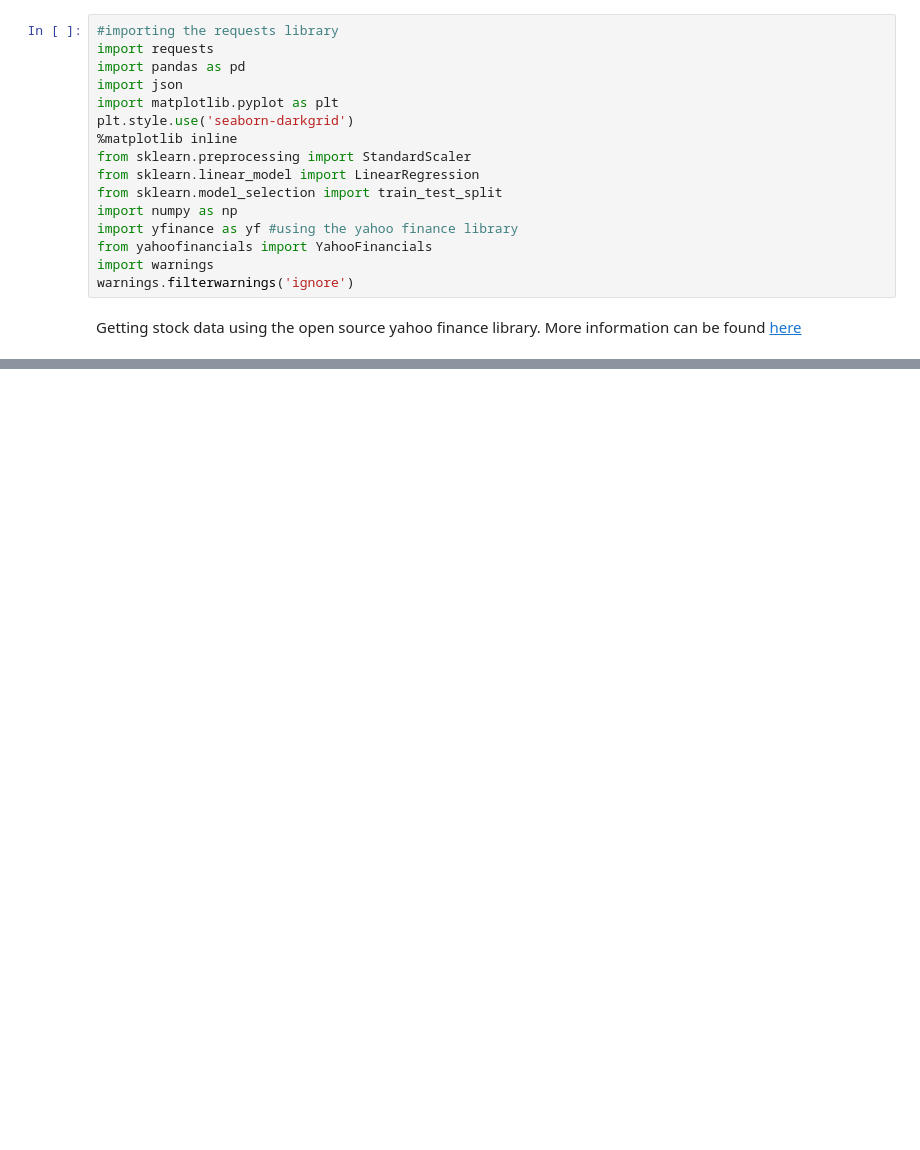
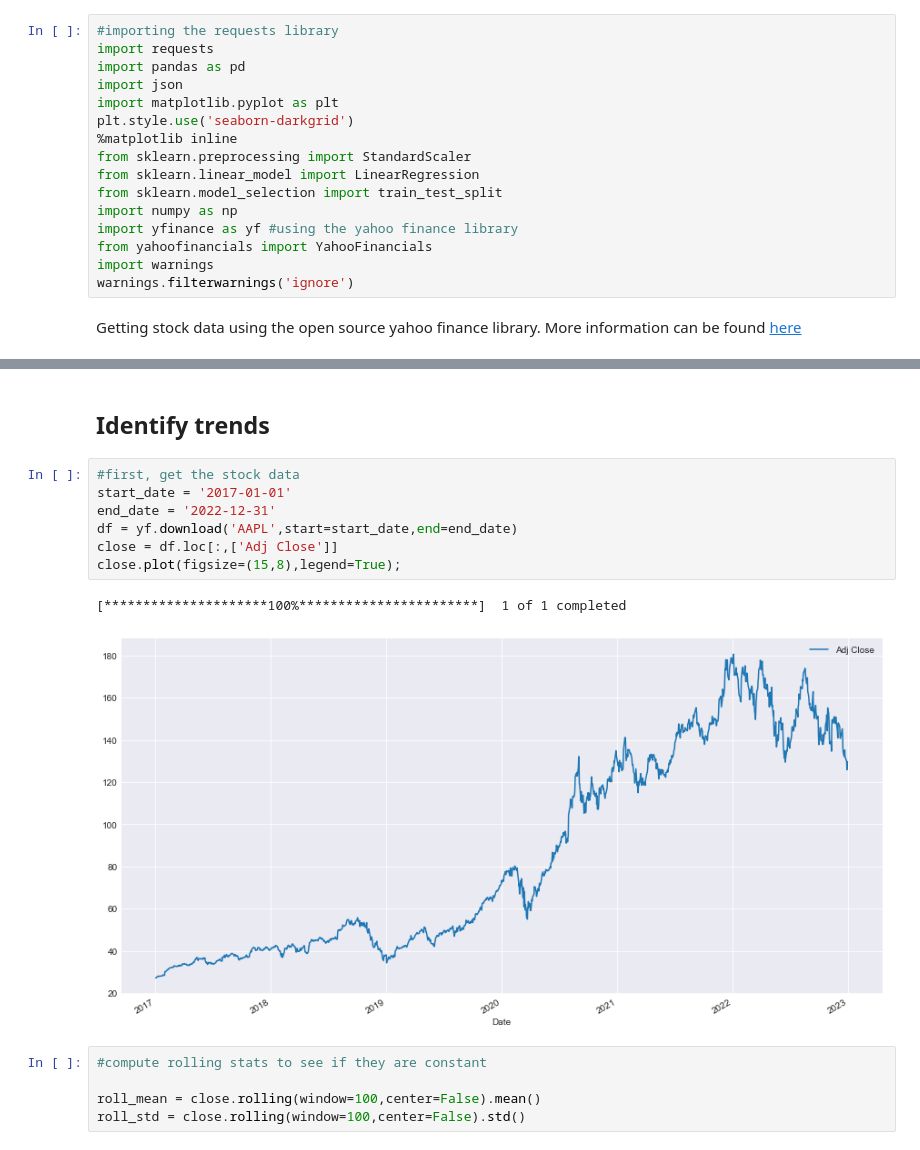
Before and after one commit to rahulakrish/portfolio_builder, a Jupyter notebook: notebook.ipynb, the cells around one changed output, grey strips where cells are left out. Saved outputs shown, nothing was run; the diff lists cells and outputs as text; blank space fills up the shorter version.

Commit message:
started with trends

```diff
--- a/notebook.ipynb
+++ b/notebook.ipynb
@@ -161,0 +142,17 @@ summary_info('GOOGL')
+# %% [markdown]
+## Identify trends
+# %%
+#first, get the stock data
+start_date = '2017-01-01'
+end_date = '2022-12-31'
+df = yf.download('AAPL',start=start_date,end=end_date)
+close = df.loc[:,['Adj Close']]
+close.plot(figsize=(15,8),legend=True);
+# %% [output]
+[*********************100%***********************]  1 of 1 completed
+[figure, added]
+# %%
+#compute rolling stats to see if they are constant
+
+roll_mean = close.rolling(window=100,center=False).mean()
+roll_std = close.rolling(window=100,center=False).std()
```
Also changed, not shown: parts of 9 cells of this notebook.
